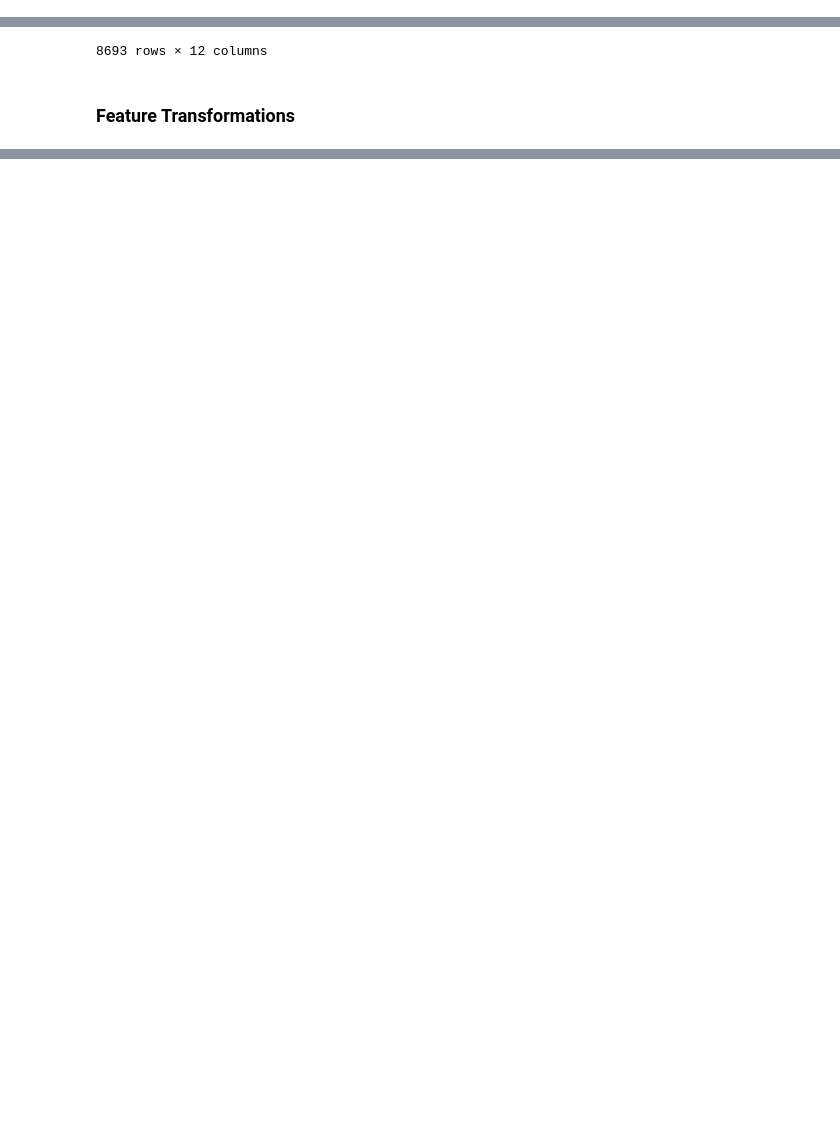
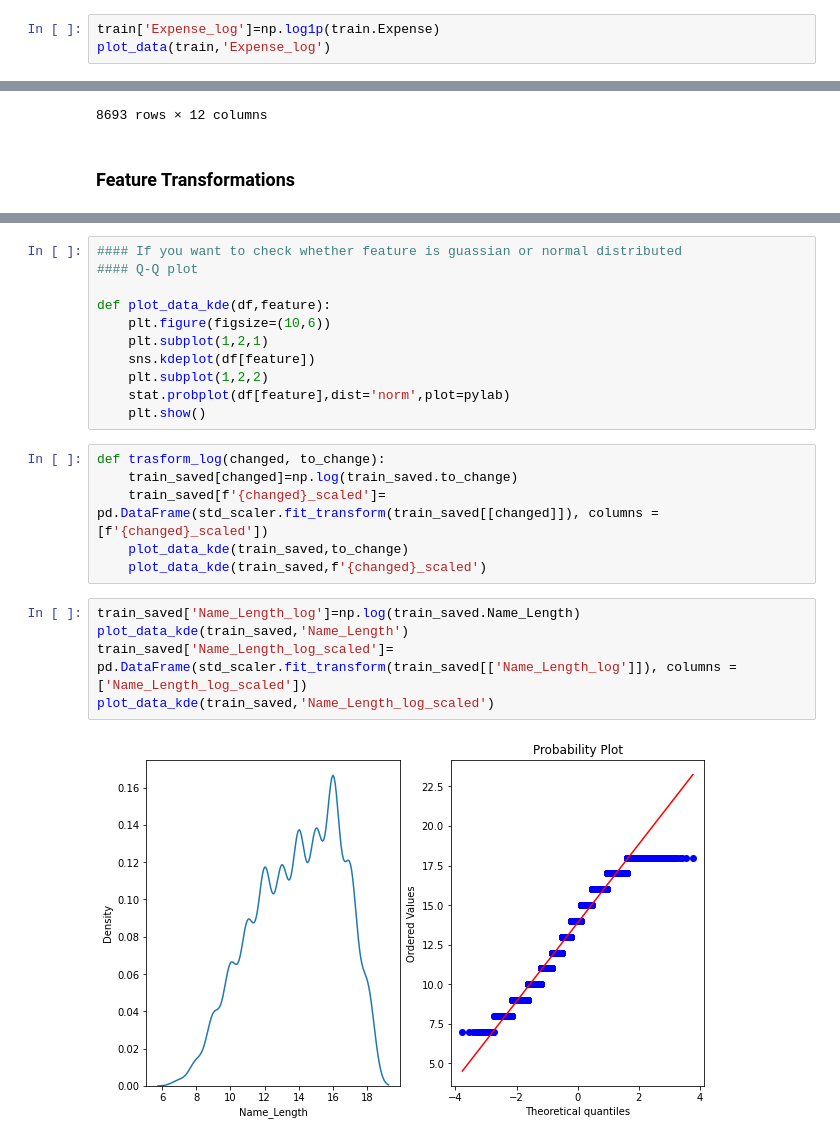
Before and after one commit to Praj-17/Kaggle-Competitions, a Jupyter notebook: SpceShip Titanic/preprocessing.ipynb, the cells around one changed output, grey strips where cells are left out. Saved outputs shown, nothing was run; the diff lists cells and outputs as text; blank space fills up the shorter version.

```diff
--- a/SpceShip Titanic/preprocessing.ipynb
+++ b/SpceShip Titanic/preprocessing.ipynb
@@ -423,3 +423,6 @@ train['Expense_log']=np.log1p(train.Expense)
 plot_data(train,'Expense_log')
 # %% [output]
 [figure]
+# %%
+train['Expense_log']=np.log1p(train.Expense)
+plot_data(train,'Expense_log')
@@ -661,0 +685,24 @@ train_saved
+# %%
+#### If you want to check whether feature is guassian or normal distributed
+#### Q-Q plot
+
+def plot_data_kde(df,feature):
+    plt.figure(figsize=(10,6))
+    plt.subplot(1,2,1)
+    sns.kdeplot(df[feature])
+    plt.subplot(1,2,2)
+    stat.probplot(df[feature],dist='norm',plot=pylab)
+    plt.show()
+# %%
+def trasform_log(changed, to_change):
+    train_saved[changed]=np.log(train_saved.to_change)
+    train_saved[f'{changed}_scaled']= pd.DataFrame(std_scaler.fit_transform(train_saved[[changed]]), columns = [f'{changed}_scaled'])
+    plot_data_kde(train_saved,to_change)
+    plot_data_kde(train_saved,f'{changed}_scaled')
+# %%
+train_saved['Name_Length_log']=np.log(train_saved.Name_Length)
+plot_data_kde(train_saved,'Name_Length')
+train_saved['Name_Length_log_scaled']= pd.DataFrame(std_scaler.fit_transform(train_saved[['Name_Length_log']]), columns = ['Name_Length_log_scaled'])
+plot_data_kde(train_saved,'Name_Length_log_scaled')
+# %% [output]
+[figure, added]
```
Also changed, not shown: parts of 26 cells of this notebook, 2 other files.
